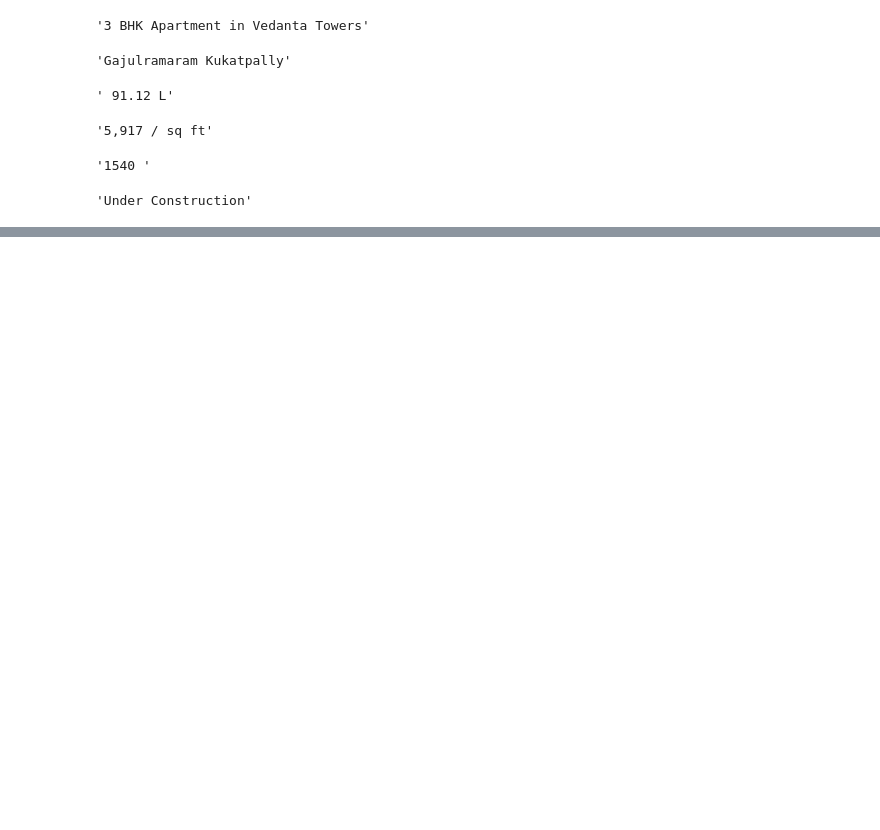
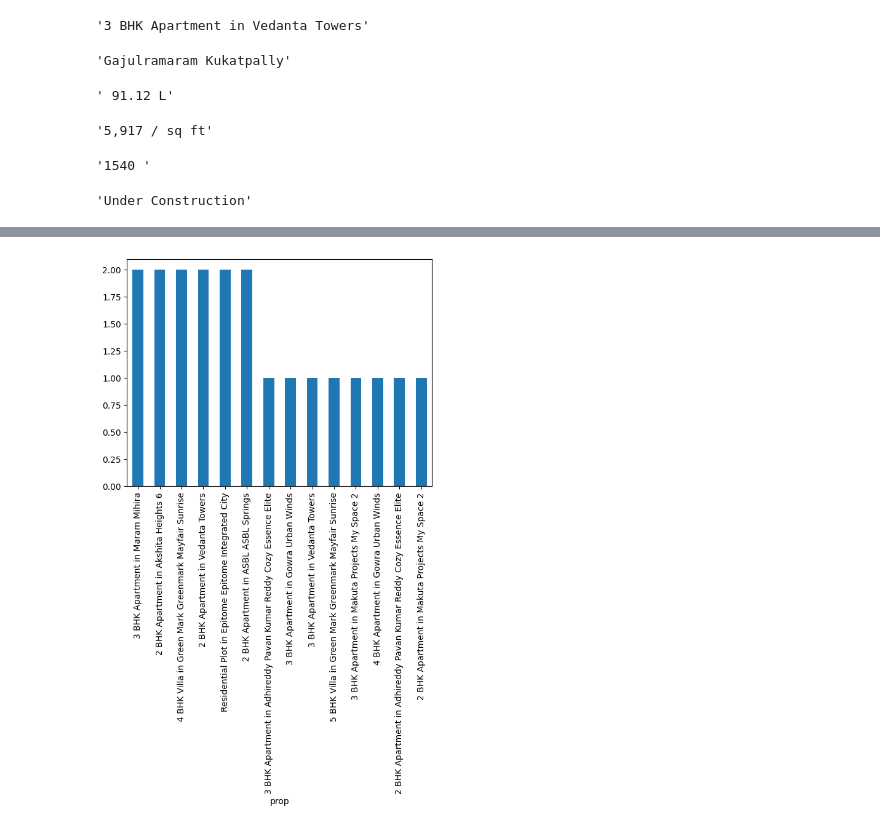
Before and after one commit to Vijaylal8055/webscrapping, a Jupyter notebook: webscrapping.ipynb, the cells around one changed output, grey strips where cells are left out. Drawn from its saved outputs; the diff is of its cells as text; code cells hidden in the pictures; blank space fills up the shorter version.

```diff
--- a/webscrapping.ipynb
+++ b/webscrapping.ipynb
@@ -63,0 +102,4 @@ soup.find('td',attrs={"class":"val"}).text
+# %%
+size=[i.text for i in e]
+print(size)
+print(len(size))
@@ -63,0 +109,6 @@ soup.find('td',attrs={"class":"val"}).text
+# %%
+f=soup.find_all('td',attrs={"class":"val"})
+# %%
+status=[i.text for i in f]
+print(status)
+print(len(status))
@@ -63,0 +120,3 @@ soup.find('td',attrs={"class":"val"}).text
+# %%
+data=pd.DataFrame({"prop":prop,"location":location,"price":price,"size":size,"measure":measure,"status":status})
+data
@@ -63,0 +169,5 @@ soup.find('td',attrs={"class":"val"}).text
+# %%
+data["prop"].value_counts().plot(kind="bar")
+plt.show()
+# %% [output]
+[figure, added]
```
Also changed, not shown: parts of 21 cells of this notebook.
